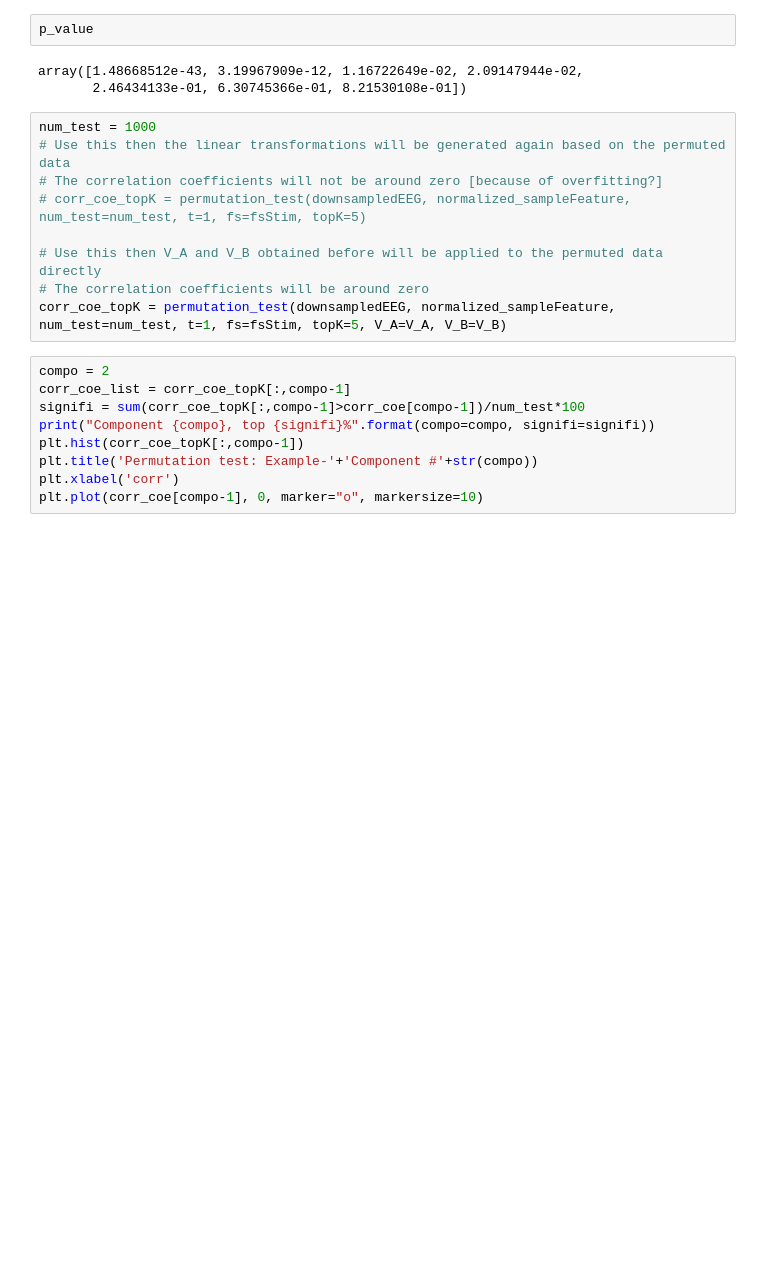
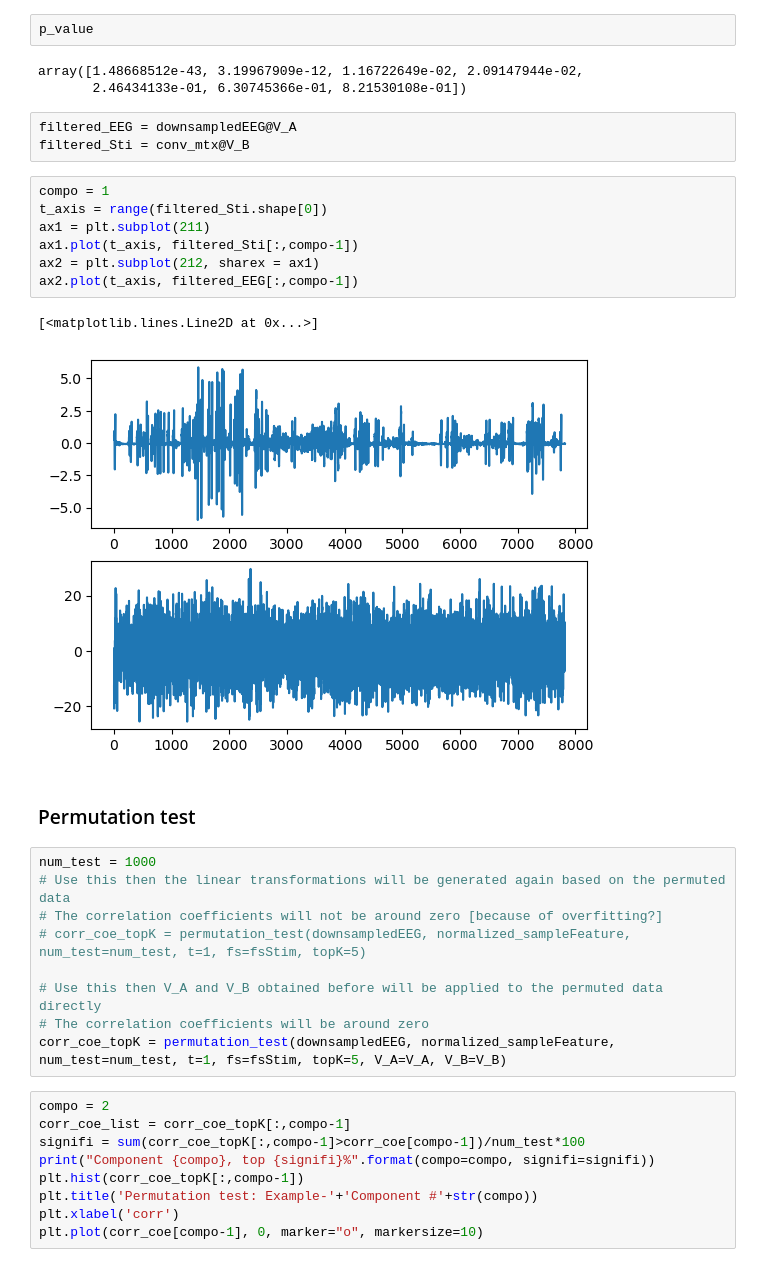
Before and after one commit to YYao-42/Identifying-Temporal-Correlations-Between-Natural-Single-shot-Videos-and-EEG-Signals, a Jupyter notebook: CanoCA.ipynb, the cells around one changed output. Saved outputs shown, nothing was run; the diff lists cells and outputs as text; blank space fills up the shorter version.

Commit message:
added visualizations and descriptions

```diff
--- a/CanoCA.ipynb
+++ b/CanoCA.ipynb
@@ -34,6 +38,21 @@ p_value
 # %% [output]
 array([1.48668512e-43, 3.19967909e-12, 1.16722649e-02, 2.09147944e-02,
        2.46434133e-01, 6.30745366e-01, 8.21530108e-01])
+# %%
+filtered_EEG = downsampledEEG@V_A
+filtered_Sti = conv_mtx@V_B
+# %%
+compo = 1
+t_axis = range(filtered_Sti.shape[0])
+ax1 = plt.subplot(211)
+ax1.plot(t_axis, filtered_Sti[:,compo-1])
+ax2 = plt.subplot(212, sharex = ax1)
+ax2.plot(t_axis, filtered_EEG[:,compo-1])
+# %% [output]
+[<matplotlib.lines.Line2D at 0x...>]
+[figure, added]
+# %% [markdown]
+### Permutation test
 # %%
 num_test = 1000
 # Use this then the linear transformations will be generated again based on the permuted data
```
Also changed, not shown: parts of 3 cells of this notebook, 1 other file.
